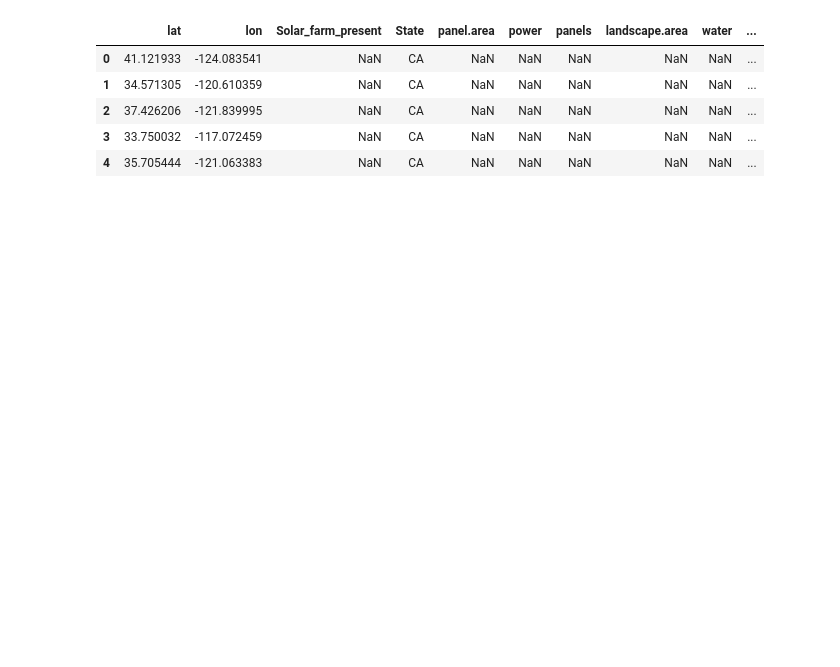
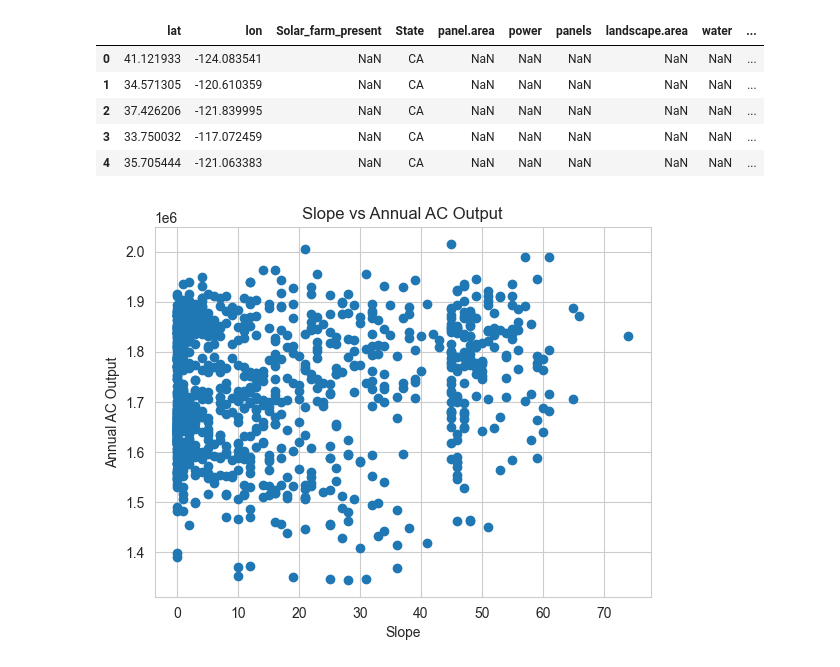
Before and after one commit to hrhampapura/SolarFarmPrediction, a Jupyter notebook: data_code/data_viz.ipynb, the cells around one changed output. Cells and saved outputs as stored; diff of their text form; code cells hidden in the pictures; blank space fills up the shorter version.

```diff
--- a/data_code/data_viz.ipynb
+++ b/data_code/data_viz.ipynb
@@ -16,3 +16,17 @@ data.head()
 | 2 | 37.426206 | -121.839995 | NaN | CA | NaN | NaN | NaN | NaN | NaN | ... |
 | 3 | 33.750032 | -117.072459 | NaN | CA | NaN | NaN | NaN | NaN | NaN | ... |
 | 4 | 35.705444 | -121.063383 | NaN | CA | NaN | NaN | NaN | NaN | NaN | ... |
+# %%
+x = data['slope']
+y = data['ac_annual']
+
+
+plt.scatter(x,y)
+plt.xlabel('Slope')
+plt.ylabel('Annual AC Output')
+
+plt.title('Slope vs Annual AC Output')
+
+plt.show()
+# %% [output]
+[figure, added]
```
Also changed, not shown: parts of 5 cells of this notebook, 7 other files.
